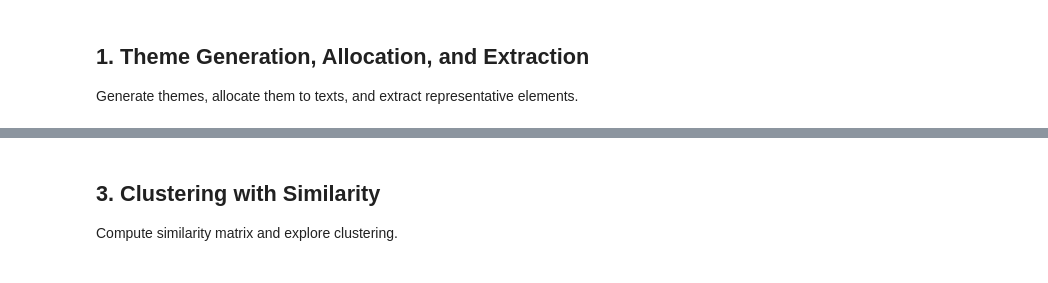
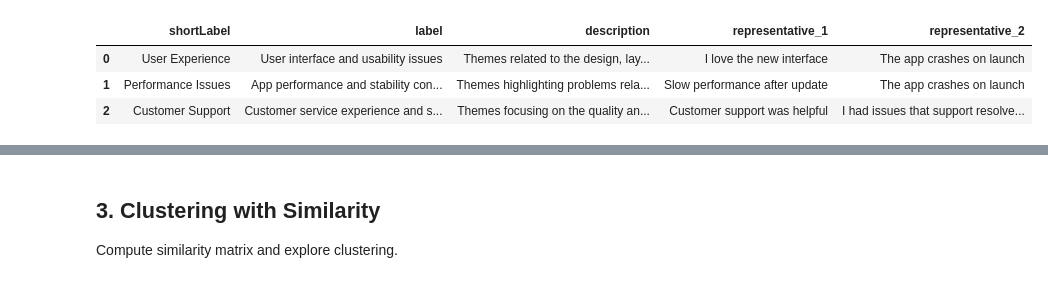
Before and after one commit to researchwiseai/pulse-py, a Jupyter notebook: examples/high_level_api.ipynb, the cells around one changed output, grey strips where cells are left out. Cells and saved outputs as stored; diff of their text form; code cells hidden in the pictures.

```diff
--- a/examples/high_level_api.ipynb
+++ b/examples/high_level_api.ipynb
@@ -13,9 +26,31 @@ from pulse.analysis.processes import (
     SentimentProcess,
     Cluster,
 )
-# %% [markdown]
-## 1. Theme Generation, Allocation, and Extraction
-Generate themes, allocate them to texts, and extract representative elements.
+# %%
+texts = [
+    "I love the new interface",
+    "The app crashes on launch",
+    "Customer support was helpful",
+    "Slow performance after update",
+]
+
+az = Analyzer(
+    dataset=texts,
+    processes=[
+        ThemeGeneration(min_themes=2, max_themes=4),
+    ],
+    fast=True,
+    cache_dir=".pulse_cache",
+)
+
+res = az.run()
+# %%
+res.theme_generation.to_dataframe()
+# %% [output]
+|  | shortLabel | label | description | representative_1 | representative_2 |
+| 0 | User Experience | User interface and usability issues | Themes related to the design, lay... | I love the new interface | The app crashes on launch |
+| 1 | Performance Issues | App performance and stability con... | Themes highlighting problems rela... | Slow performance after update | The app crashes on launch |
+| 2 | Customer Support | Customer service experience and s... | Themes focusing on the quality an... | Customer support was helpful | I had issues that support resolve... |
 # %%
 texts = [
     "I love the new interface",
```
Also changed, not shown: parts of 9 cells of this notebook, 11 other files.
